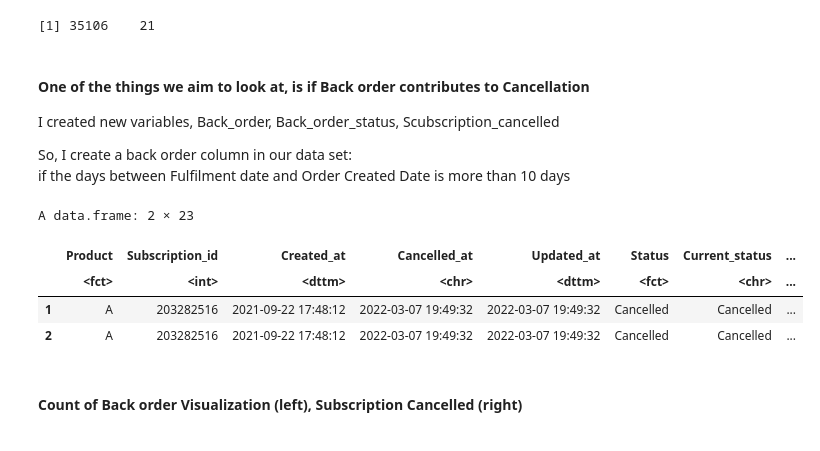
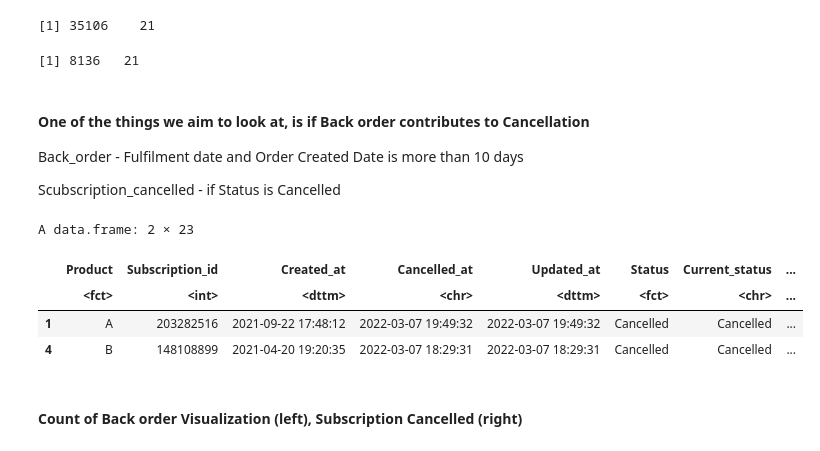
Before and after one commit to almedida/new_analysis_pendulum, a Jupyter notebook: new_analysis_pendulum.ipynb, the cells around one changed output. Cells and saved outputs as stored; diff of their text form; code cells hidden in the pictures.

```diff
--- a/new_analysis_pendulum.ipynb
+++ b/new_analysis_pendulum.ipynb
@@ -996,21 +1007,27 @@ new_data2_df <- new_data_df %>%
 dim(new_data2_df) #check the shape of new data
 # %% [output]
 [1] 35106    21
+# %%
+unique_data <- new_data2_df[!duplicated(new_data2_df[ , c("Subscription_id")]),]
+dim(unique_data)
+# %% [output]
+[1] 8136   21
 # %% [markdown]
 #### One of the things we aim to look at, is if Back order contributes to Cancellation
-<p> I created new variables, Back_order, Back_order_status, Scubscription_cancelled </p>
-<p>So, I create a back order column in our data set: <br>if the days between Fulfilment date and Order Created Date is more than 10 days</p>
+<p> Back_order - Fulfilment date and Order Created Date is more than 10 days
+     </p>
+<p>Scubscription_cancelled - if Status is Cancelled </p>
 # %%
 #create back-order variable
-new_data2_df$Back_order_days <- difftime(new_data2_df$Fulfillment_date, new_data2_df$Created_date, units = "days")
+unique_data$Back_order_days <- difftime(unique_data$Fulfillment_date, unique_data$Created_date, units = "days")
 # %%
-new_data2_df <- new_data2_df %>%
+unique_data <- unique_data %>%
     mutate(Back_order_status =ifelse(Back_order_days>10, "Yes","No"))
-head(new_data2_df, 2)
+head(unique_data, 2)
 # %% [output]
 A data.frame: 2 × 23
 |  | Product | Subscription_id | Created_at | Cancelled_at | Updated_at | Status | Current_status | ... |
 |  | <fct> | <int> | <dttm> | <chr> | <dttm> | <fct> | <chr> | ... |
 | 1 | A | 203282516 | 2021-09-22 17:48:12 | 2022-03-07 19:49:32 | 2022-03-07 19:49:32 | Cancelled | Cancelled | ... |
-| 2 | A | 203282516 | 2021-09-22 17:48:12 | 2022-03-07 19:49:32 | 2022-03-07 19:49:32 | Cancelled | Cancelled | ... |
+| 4 | B | 148108899 | 2021-04-20 19:20:35 | 2022-03-07 18:29:31 | 2022-03-07 18:29:31 | Cancelled | Cancelled | ... |
 # %%
```
Also changed, not shown: parts of 47 cells of this notebook.
